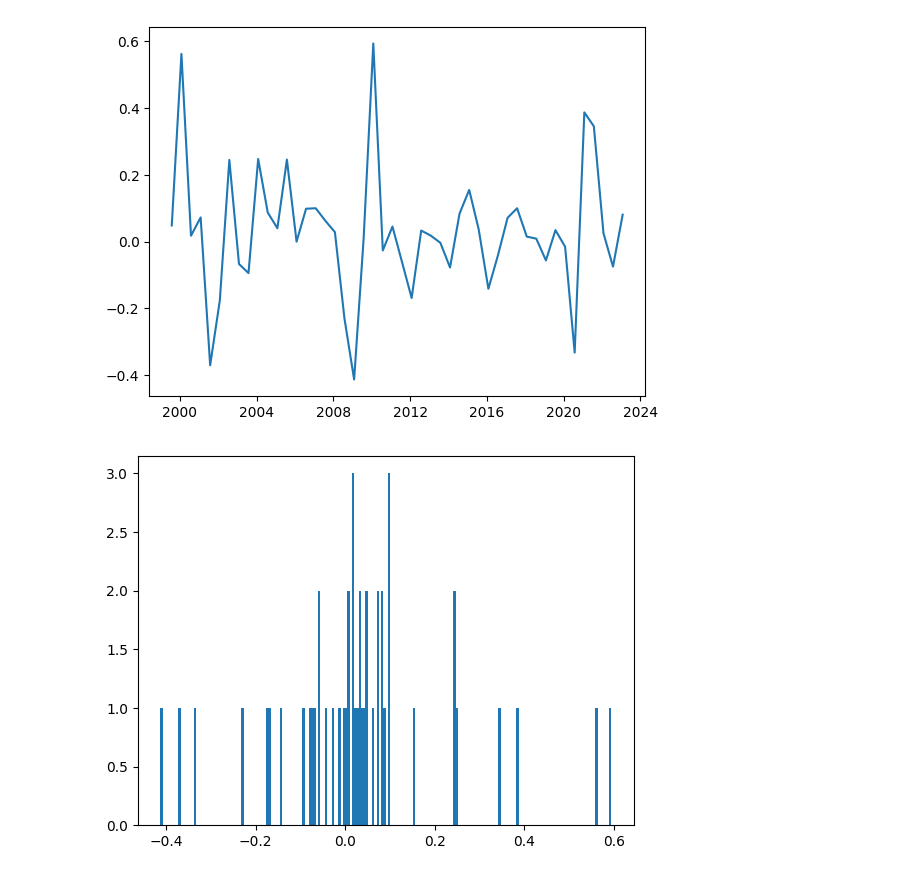
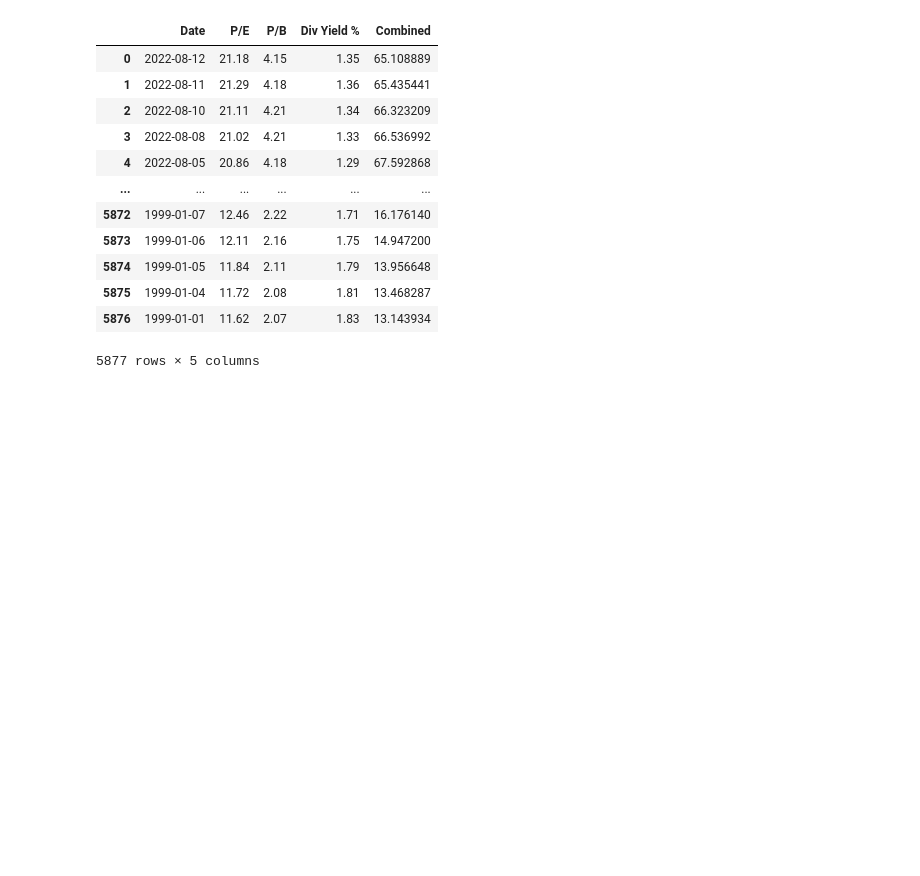
Before and after one commit to darshan-0317/SOP-EconoPhysics, a Jupyter notebook: PEPBHist.ipynb, the cells around one changed output. Cells and saved outputs as stored; diff of their text form; code cells hidden in the pictures; blank space fills up the shorter version.

```diff
--- a/PEPBHist.ipynb
+++ b/PEPBHist.ipynb
@@ -10,21 +10,34 @@ df=pd.read_csv("NIFTY 50 - HistoricalPE_PBDIV_Data.csv")
 # %%
-def freq(df,frequency):
-    return df.resample(frequency,on='Date').min()
+# def freq(df,frequency):
+#     return df.resample(frequency,on='Date').min()
 
 
-def analysis(df,col,frequency):
-    df=df.loc[0::,['Date',col]]
-    df['Date']=pd.to_datetime(df['Date'])
-    df=freq(df,frequency)
-    df=df.reset_index()
-    df['log_ratio']=np.log(df[col].shift(-1) / df[col])
-    df['pct_change']=df[col].pct_change()
-    plt.plot(df['Date'],df['pct_change'])
-    plt.show()
-    plt.hist(df['pct_change'],200)
-    plt.show()
+# def analysis(df,col,frequency):
+#     df=df.loc[0::,['Date',col]]
+#     df['Date']=pd.to_datetime(df['Date'])
+#     df=freq(df,frequency)
+#     df=df.reset_index()
+#     df['log_ratio']=np.log(df[col].shift(-1) / df[col])
+#     df['pct_change']=df[col].pct_change()
+#     plt.plot(df['Date'],df['pct_change'])
+#     plt.show()
+#     plt.hist(df['pct_change'],200)
+#     plt.show()
+
+df["Combined"]=df['P/E']*df["P/B"]/df["Div Yield %"]
+df["Date"]=pd.to_datetime(df["Date"])
+df
+# %% [output]
+|  | Date | P/E | P/B | Div Yield % | Combined |
+| 0 | 2022-08-12 | 21.18 | 4.15 | 1.35 | 65.108889 |
+| 1 | 2022-08-11 | 21.29 | 4.18 | 1.36 | 65.435441 |
+| 2 | 2022-08-10 | 21.11 | 4.21 | 1.34 | 66.323209 |
+| 3 | 2022-08-08 | 21.02 | 4.21 | 1.33 | 66.536992 |
+| 4 | 2022-08-05 | 20.86 | 4.18 | 1.29 | 67.592868 |
+| ... | ... | ... | ... | ... | ... |
+| 5872 | 1999-01-07 | 12.46 | 2.22 | 1.71 | 16.176140 |
+| 5873 | 1999-01-06 | 12.11 | 2.16 | 1.75 | 14.947200 |
+| 5874 | 1999-01-05 | 11.84 | 2.11 | 1.79 | 13.956648 |
+| 5875 | 1999-01-04 | 11.72 | 2.08 | 1.81 | 13.468287 |
+| 5876 | 1999-01-01 | 11.62 | 2.07 | 1.83 | 13.143934 |
+5877 rows × 5 columns
-# %%
-analysis(df,'P/B','6M')
-# %% [output]
-[figure, removed]
-[figure, removed]
```
Also changed, not shown: parts of 3 cells of this notebook, 2 other files.
